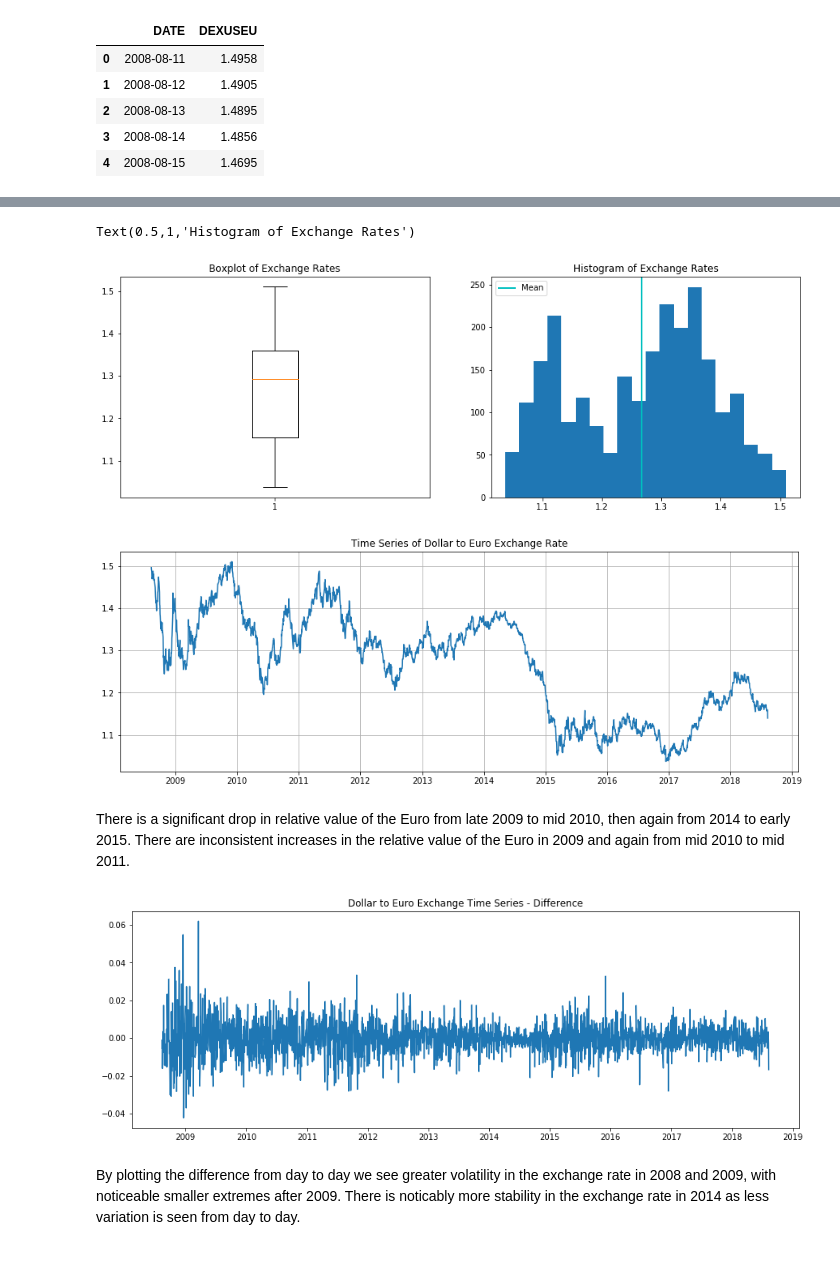
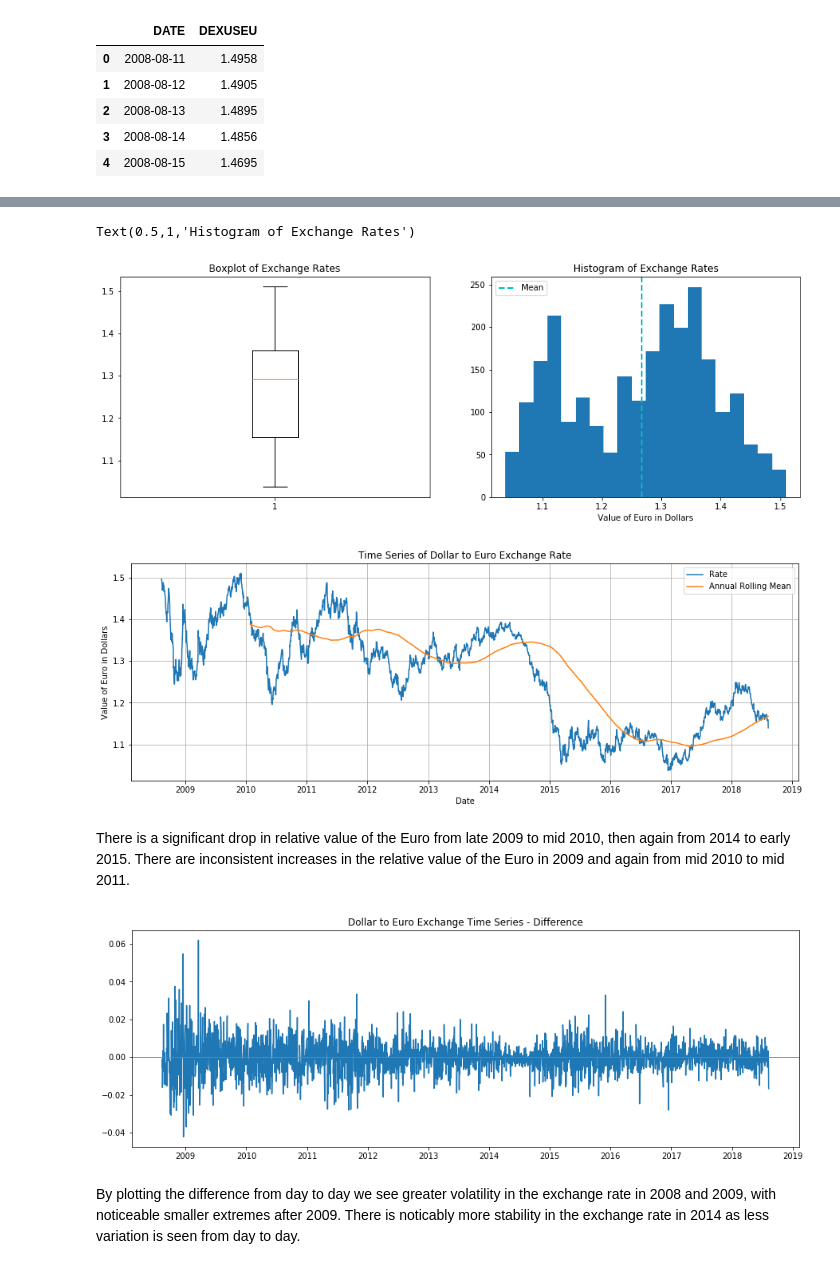
Before and after one commit to mbeckmanssf/Thinkful, a Jupyter notebook: Capstone/Notebook.ipynb, the cells around one changed output, grey strips where cells are left out. Drawn from its saved outputs; the diff is of its cells as text; code cells hidden in the pictures.

Commit message:
cleaning up exploration visuals

```diff
--- a/Capstone/Notebook.ipynb
+++ b/Capstone/Notebook.ipynb
@@ -14,9 +14,9 @@ import matplotlib.pyplot as plt
 Exchange rate for US Dollars to Euros from August 2008 through August 2018 as found at https://fred.stlouisfed.org/series/DEXUSEU
 # %%
 # exchange rate data
-USEU_data = pd.read_csv('~/Desktop/Data_Science/Exchange/DEXUSEU.csv')
+USEU_raw = pd.read_csv('~/Desktop/Data_Science/Exchange/DEXUSEU.csv')
 
-USEU_data.head()
+USEU_raw.head()
 # %% [output]
 |  | DATE | DEXUSEU |
 | 0 | 2008-08-11 | 1.4958 |
@@ -25,8 +25,16 @@ USEU_data.head()
 | 3 | 2008-08-14 | 1.4856 |
 | 4 | 2008-08-15 | 1.4695 |
 # %%
+USEU_data = USEU_raw
+
+# convert index to datetime
+USEU_data.index = pd.to_datetime(USEU_raw.DATE)
+
 # Convert exchange rate to a number, with coersion to throw NAs if conversion not possible
-USEU_data['rate'] = pd.to_numeric(USEU_data.DEXUSEU, errors='coerce')
+USEU_data['Rate'] = pd.to_numeric(USEU_data.DEXUSEU, errors='coerce')
+
+# drop original columns
+USEU_data = USEU_data.drop(columns=['DATE', 'DEXUSEU'])
 
 # Remove NAs
 USEU_data.dropna(inplace=True)
@@ -49,29 +60,32 @@ USEU_data.describe()
 # %%
 plt.figure(figsize=(15, 5))
 
 plt.subplot(1, 2, 1)
-plt.boxplot(USEU_data.rate.dropna(how = 'any'))
+plt.boxplot(USEU_data.Rate.dropna(how = 'any'))
 plt.title('Boxplot of Exchange Rates')
 
 plt.subplot(1, 2, 2)
-plt.hist(USEU_data.rate.dropna(how = 'any'), bins=20)
-plt.axvline(USEU_data.rate.mean(), color='c', linestyle='solid', linewidth=2, label="Mean")
+plt.xlabel('Value of Euro in Dollars')
+plt.hist(USEU_data.Rate.dropna(how = 'any'), bins=20)
+plt.axvline(USEU_data.Rate.mean(), color='c', linestyle='dashed', linewidth=2, label="Mean")
 plt.legend(loc='upper left')
 plt.title('Histogram of Exchange Rates')
 # %% [output]
 Text(0.5,1,'Histogram of Exchange Rates')
-[figure, old version]
+[figure, new version]
 # %%
-# convert index to datetime
-USEU_data.index = pd.to_datetime(USEU_data.DATE)
-
+# plot time series
 plt.figure(figsize=(15, 5))
-plt.plot(USEU_data.index, USEU_data.rate)
+plt.xlabel('Date')
+plt.ylabel('Value of Euro in Dollars')
+plt.plot(USEU_data.index, USEU_data.Rate)
+plt.plot(USEU_data.index, USEU_data.Rate.rolling(window=365,center=False).mean(), label = 'Annual Rolling Mean')
 plt.grid(True)
 plt.title('Time Series of Dollar to Euro Exchange Rate')
+plt.legend()
 plt.show()
 # %% [output]
-[figure, old version]
+[figure, new version]
 # %% [markdown]
 There is a significant drop in relative value of the Euro from late 2009 to mid 2010, then again from 2014 to early 2015.  There are inconsistent increases in the relative value of the Euro in 2009 and again from mid 2010 to mid 2011.
 # %%
@@ -80,9 +94,10 @@ USEU_data['diff_1'] = USEU_data.rate - USEU_data.rate.shift()
 
 plt.figure(figsize=(15, 5))
 plt.plot(USEU_data.index, USEU_data.diff_1)
+plt.axhline(0, color='grey', linestyle='solid', linewidth=1)
 plt.title('Dollar to Euro Exchange Time Series - Difference')
 plt.show()
 # %% [output]
-[figure, old version]
+[figure, new version]
 # %% [markdown]
 By plotting the difference from day to day we see greater volatility in the exchange rate in 2008 and 2009, with noticeable smaller extremes after 2009.  There is noticably more stability in the exchange rate in 2014 as less variation is seen from day to day.
```
Also changed, not shown: parts of 5 cells of this notebook.
